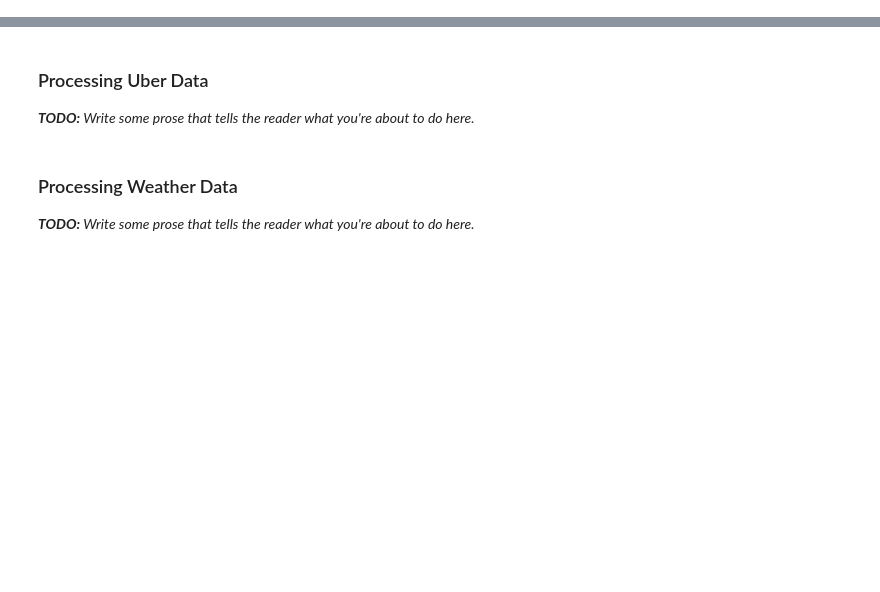
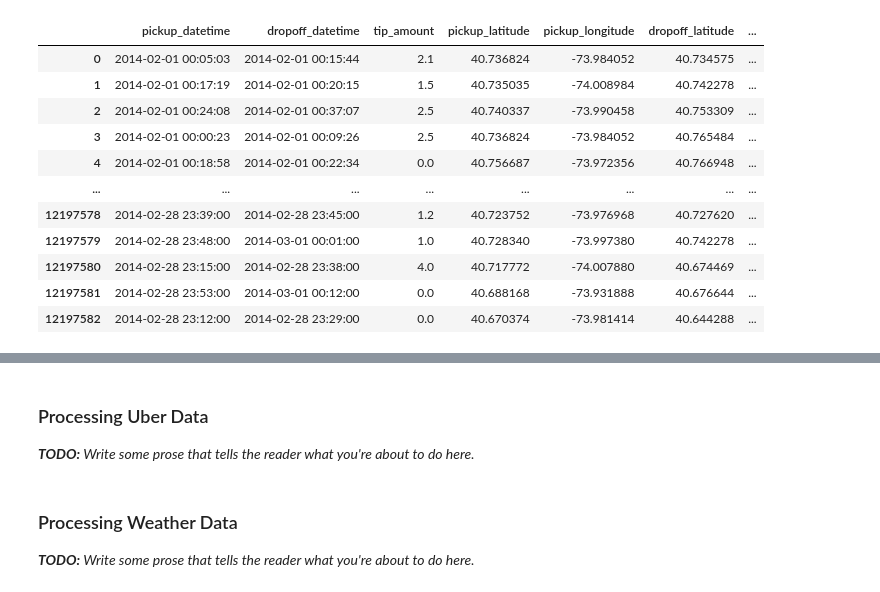
Before and after one commit to Yuchen-Duan/hired-rides-nyc-analysis, a Jupyter notebook: hired-rides-nyc-analysis.ipynb, the cells around one changed output, grey strips where cells are left out. Cells and saved outputs as stored; diff of their text form; code cells hidden in the pictures; blank space fills up the shorter version.

Commit message:
Reconstruct taxi data dataframe
test removing out of area rows

```diff
--- a/hired-rides-nyc-analysis.ipynb
+++ b/hired-rides-nyc-analysis.ipynb
@@ -296,45 +313,77 @@ gdf = gdf[~gdf["LocationID"].duplicated(keep=False)]
 # %%
+def clean_taxi_data_with_locationId(df):
+    # Keep only the columns that matters
+    df = df[
+        [
+            "tpep_pickup_datetime",
+            "tpep_dropoff_datetime",
+            "PULocationID",
+            "DOLocationID",
+            "tip_amount",
+        ]
+    ]
+    # Drop rows where pickup location ID is the same as drop-off
+    df = df[df["PULocationID"] != df["DOLocationID"]]
+
+    # Convert LocationID to coordinate
+    df["pickup_location"] = df["PULocationID"].map(
+        gdf.set_index("LocationID")["location_coordinate"]
+    )
+    df["dropoff_location"] = df["DOLocationID"].map(
+        gdf.set_index("LocationID")["location_coordinate"]
+    )
+    # Split the coordinate into latitude and longitude
+    df[["pickup_latitude", "pickup_longitude"]] = pd.DataFrame(
+        df["pickup_location"].tolist(), index=df.index
+    )
+    df[["dropoff_latitude", "dropoff_longitude"]] = pd.DataFrame(
+        df["dropoff_location"].tolist(), index=df.index
+    )
+
+    # Drop LocationID columns
+    df = df.drop(
+        columns=["PULocationID", "DOLocationID", "pickup_location", "dropoff_location"]
+    ).reset_index(drop=True)
+
+    # Normalize column names
+    df = df.rename(columns={"tpep_pickup_datetime": "pickup_datetime", "tpep_dropoff_datetime": "dropoff_datetime"})
+
+    return df
+
+
 def get_and_clean_month_taxi_data(url):
     response = requests.get(url, stream=True)
     file_name = url.split("/")[-1]
 
     with open(file_name, "wb") as f:
         for chunk in response.iter_content(chunk_size=1024):
             if chunk:
                 f.write(chunk)
 
     df = pd.read_parquet(file_name)
 
+    # There are three dataset types for taxi data
+    # 1. Has location ID
     if "PULocationID" in df.columns:
-        # Keep only the columns that matters
-        df = df[
-            [
-                "tpep_pickup_datetime",
-                "tpep_dropoff_datetime",
-                "PULocationID",
-                "DOLocationID",
-                "tip_amount",
-            ]
-        ]
-        # Drop rows where pickup location ID is the same as drop-off
-        df = df[df["PULocationID"] != df["DOLocationID"]]
+        df = clean_taxi_data_with_locationId(df)
 
-        # Convert LocationID to coordinate
-        df["pickup_location"] = df["PULocationID"].map(
-            gdf.set_index("LocationID")["location_coordinate"]
-        )
-        df["dropoff_location"] = df["DOLocationID"].map(
-            gdf.set_index("LocationID")["location_coordinate"]
-        )
 
-        # Drop LocationID columns
-        df = df.drop(columns=["PULocationID", "DOLocationID"]).reset_index(drop=True)
-
-        # Normalize columns
-        df = df.rename(columns={"tpep_pickup_datetime": "pickup_datetime", "tpep_dropoff_datetime": "dropoff_datetime"})
-
+    # 2. Column name with "Start_Lon", "Start_Lat", "End_Lon", "End_Lat"
+    elif "Start_Lon" in df.columns:
 
 
 # find_taxi_parquet_urls()[0]
-# get_and_clean_month_taxi_data(find_taxi_parquet_urls()[0])
+get_and_clean_month_taxi_data('https://d37ci6vzurychx.cloudfront.net/trip-data/yellow_tripdata_2014-02.parquet')
 # %% [output]
+|  | pickup_datetime | dropoff_datetime | tip_amount | pickup_latitude | pickup_longitude | dropoff_latitude | ... |
+| 0 | 2014-02-01 00:05:03 | 2014-02-01 00:15:44 | 2.1 | 40.736824 | -73.984052 | 40.734575 | ... |
+| 1 | 2014-02-01 00:17:19 | 2014-02-01 00:20:15 | 1.5 | 40.735035 | -74.008984 | 40.742278 | ... |
+| 2 | 2014-02-01 00:24:08 | 2014-02-01 00:37:07 | 2.5 | 40.740337 | -73.990458 | 40.753309 | ... |
+| 3 | 2014-02-01 00:00:23 | 2014-02-01 00:09:26 | 2.5 | 40.736824 | -73.984052 | 40.765484 | ... |
+| 4 | 2014-02-01 00:18:58 | 2014-02-01 00:22:34 | 0.0 | 40.756687 | -73.972356 | 40.766948 | ... |
+| ... | ... | ... | ... | ... | ... | ... | ... |
+| 12197578 | 2014-02-28 23:39:00 | 2014-02-28 23:45:00 | 1.2 | 40.723752 | -73.976968 | 40.727620 | ... |
+| 12197579 | 2014-02-28 23:48:00 | 2014-03-01 00:01:00 | 1.0 | 40.728340 | -73.997380 | 40.742278 | ... |
+| 12197580 | 2014-02-28 23:15:00 | 2014-02-28 23:38:00 | 4.0 | 40.717772 | -74.007880 | 40.674469 | ... |
+| 12197581 | 2014-02-28 23:53:00 | 2014-03-01 00:12:00 | 0.0 | 40.688168 | -73.931888 | 40.676644 | ... |
+| 12197582 | 2014-02-28 23:12:00 | 2014-02-28 23:29:00 | 0.0 | 40.670374 | -73.981414 | 40.644288 | ... |
```
Also changed, not shown: parts of 16 cells of this notebook.
